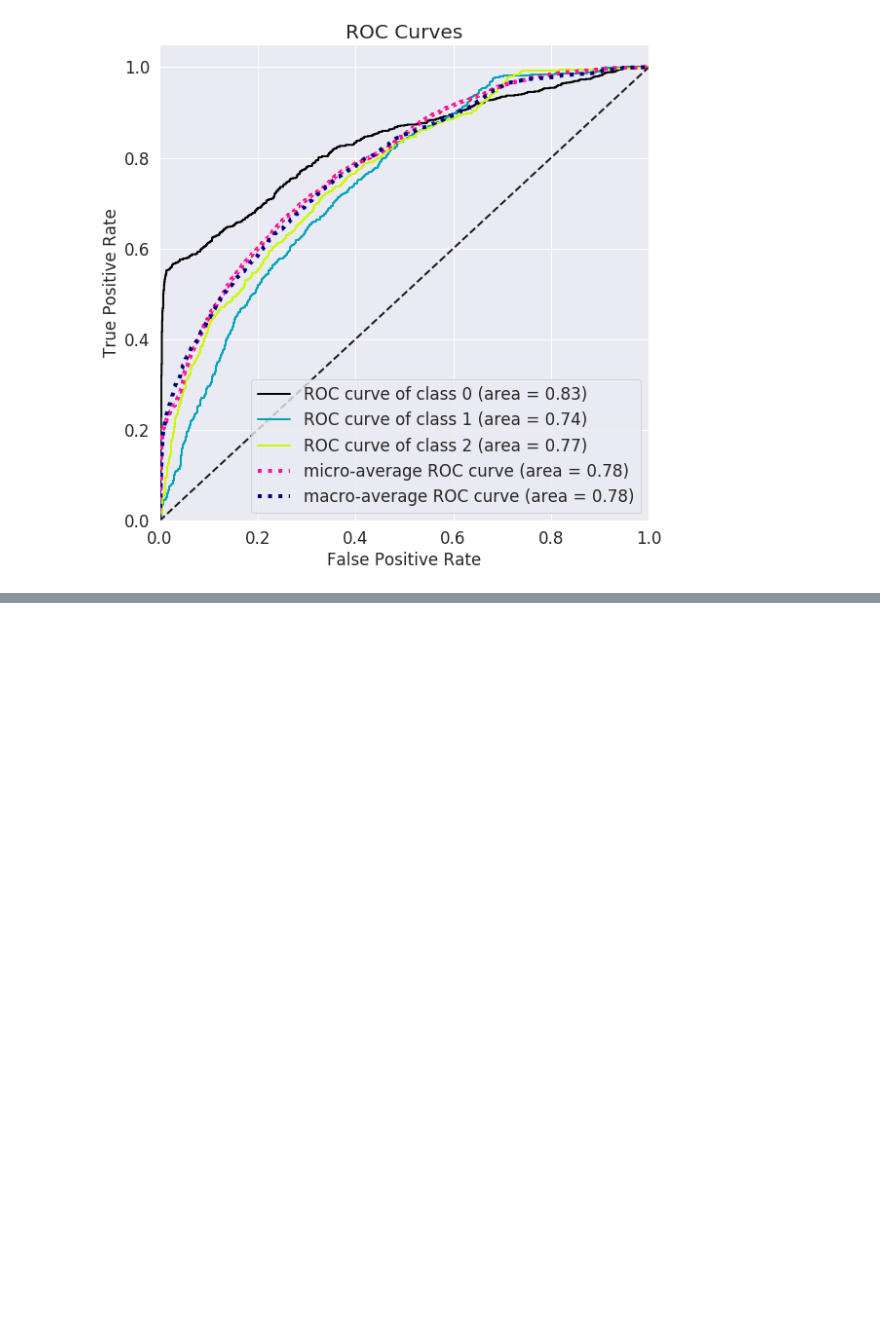
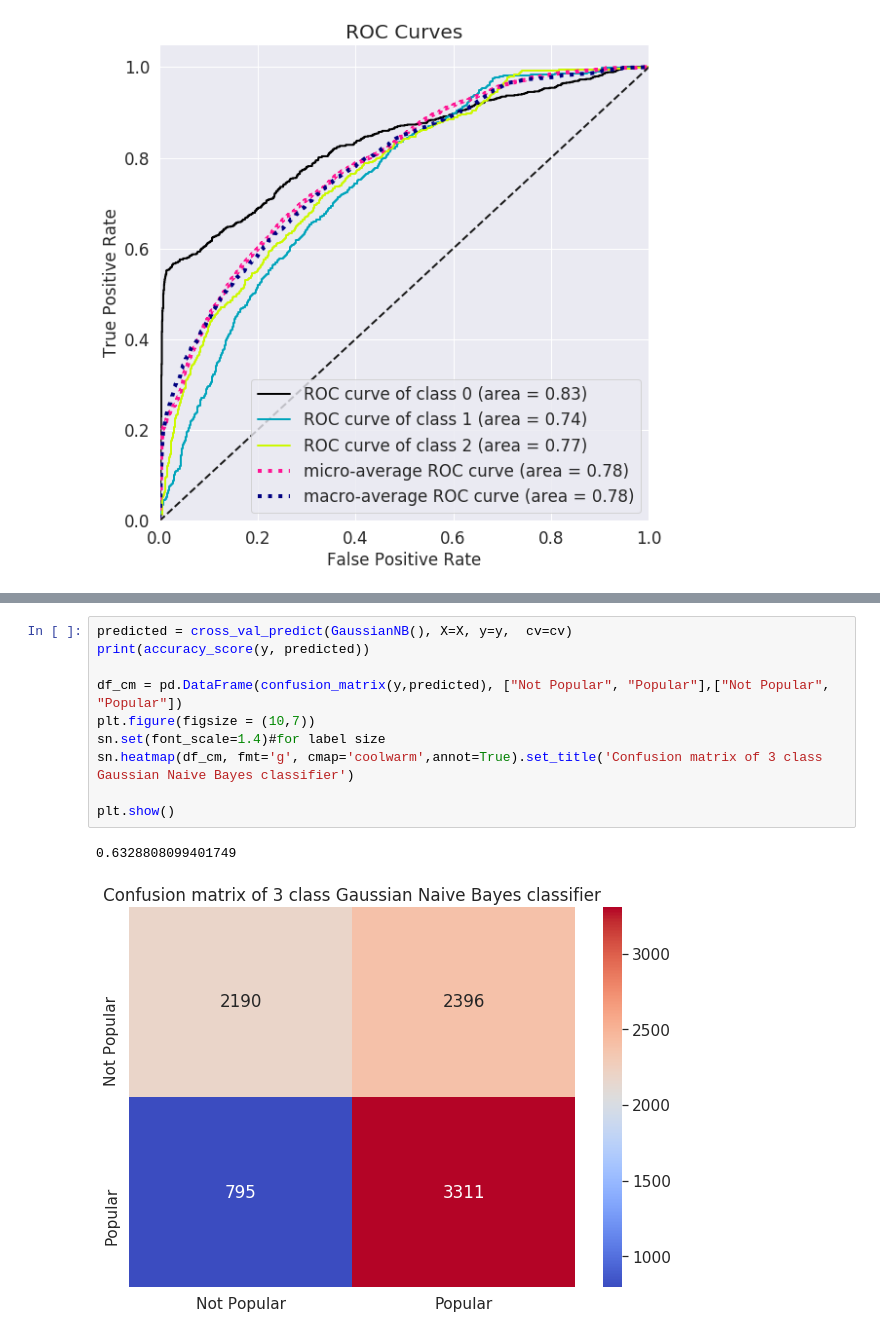
Before and after one commit to feliperamis/spotify-track-prediction, a Jupyter notebook: Practice2/NaiveBayes.ipynb, the cells around one changed output, grey strips where cells are left out. Cells and saved outputs as stored; diff of their text form; blank space fills up the shorter version.

```diff
--- a/Practice2/NaiveBayes.ipynb
+++ b/Practice2/NaiveBayes.ipynb
@@ -123,0 +173,13 @@ skplt.plot_roc_curve(y_test, probas, figsize=(9,9))
+# %%
+predicted = cross_val_predict(GaussianNB(), X=X, y=y,  cv=cv)
+print(accuracy_score(y, predicted))
+
+df_cm = pd.DataFrame(confusion_matrix(y,predicted), ["Not Popular", "Popular"],["Not Popular", "Popular"])
+plt.figure(figsize = (10,7))
+sn.set(font_scale=1.4)#for label size
+sn.heatmap(df_cm, fmt='g', cmap='coolwarm',annot=True).set_title('Confusion matrix of 3 class Gaussian Naive Bayes classifier')
+
+plt.show()
+# %% [output]
+0.6328808099401749
+[figure, added]
```
Also changed, not shown: parts of 7 cells of this notebook.
